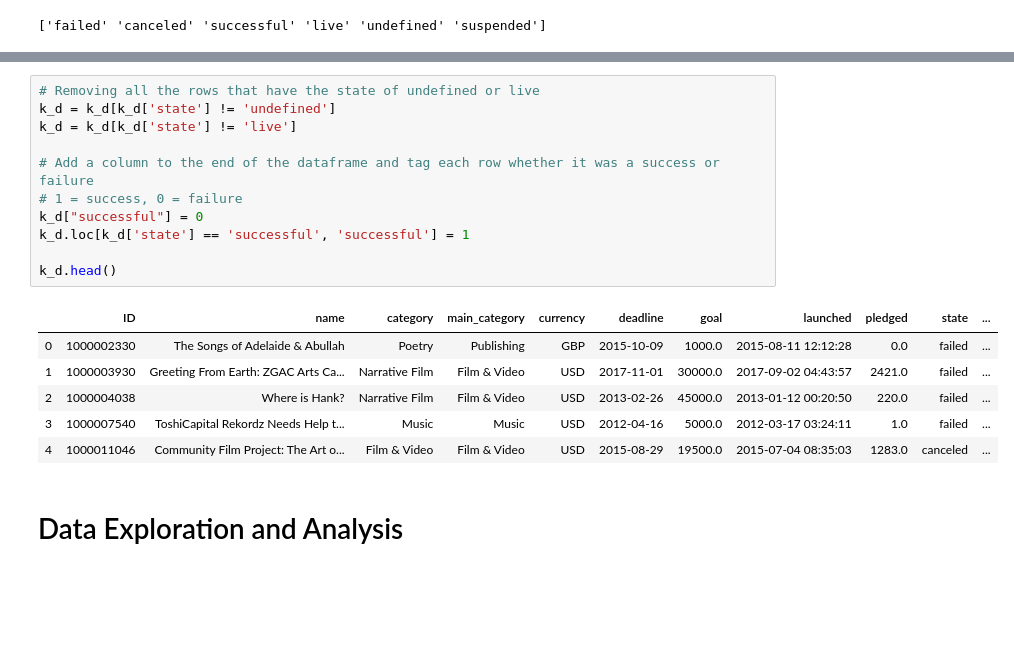
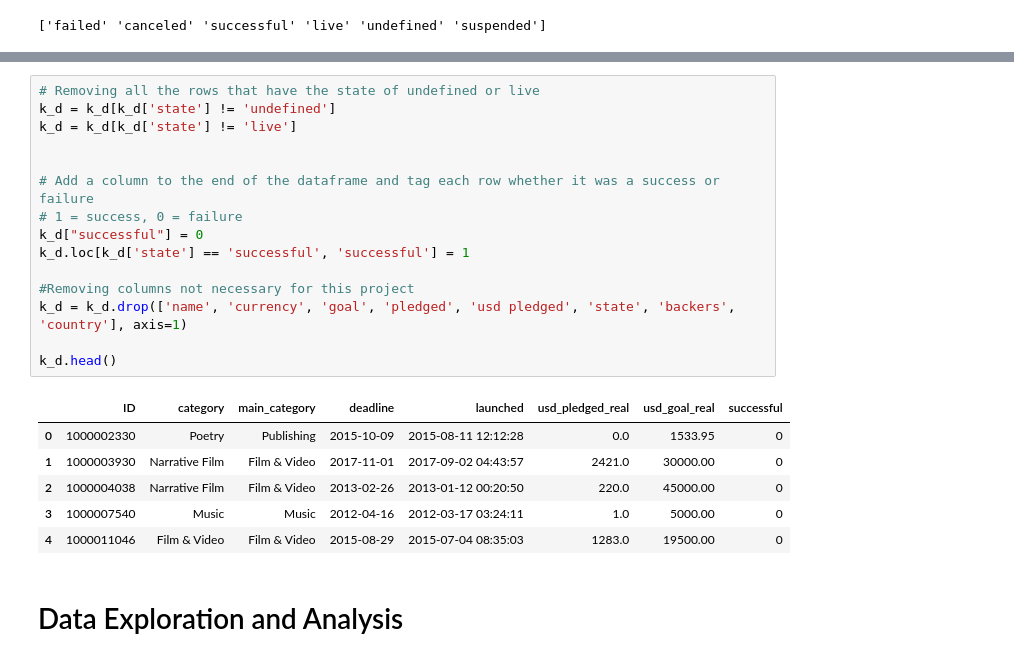
Before and after one commit to David-Collins/kickstarter, a Jupyter notebook: kickstarter.ipynb, the cells around one changed output, grey strips where cells are left out. Cells and saved outputs as stored; diff of their text form; blank space fills up the shorter version.

```diff
--- a/kickstarter.ipynb
+++ b/kickstarter.ipynb
@@ -69,21 +58,25 @@ Drop undefined and live since they can't necessarily be judged, consider failed,
 # %%
 # Removing all the rows that have the state of undefined or live
 k_d = k_d[k_d['state'] != 'undefined']
 k_d = k_d[k_d['state'] != 'live']
+
 
 # Add a column to the end of the dataframe and tag each row whether it was a success or failure
 # 1 = success, 0 = failure
 k_d["successful"] = 0
 k_d.loc[k_d['state'] == 'successful', 'successful'] = 1
 
+#Removing columns not necessary for this project
+k_d = k_d.drop(['name', 'currency', 'goal', 'pledged', 'usd pledged', 'state', 'backers', 'country'], axis=1)
+
 k_d.head()
 # %% [output]
-|  | ID | name | category | main_category | currency | deadline | goal | launched | pledged | state | ... |
-| 0 | 1000002330 | The Songs of Adelaide & Abullah | Poetry | Publishing | GBP | 2015-10-09 | 1000.0 | 2015-08-11 12:12:28 | 0.0 | failed | ... |
-| 1 | 1000003930 | Greeting From Earth: ZGAC Arts Ca... | Narrative Film | Film & Video | USD | 2017-11-01 | 30000.0 | 2017-09-02 04:43:57 | 2421.0 | failed | ... |
-| 2 | 1000004038 | Where is Hank? | Narrative Film | Film & Video | USD | 2013-02-26 | 45000.0 | 2013-01-12 00:20:50 | 220.0 | failed | ... |
-| 3 | 1000007540 | ToshiCapital Rekordz Needs Help t... | Music | Music | USD | 2012-04-16 | 5000.0 | 2012-03-17 03:24:11 | 1.0 | failed | ... |
-| 4 | 1000011046 | Community Film Project: The Art o... | Film & Video | Film & Video | USD | 2015-08-29 | 19500.0 | 2015-07-04 08:35:03 | 1283.0 | canceled | ... |
+|  | ID | category | main_category | deadline | launched | usd_pledged_real | usd_goal_real | successful |
+| 0 | 1000002330 | Poetry | Publishing | 2015-10-09 | 2015-08-11 12:12:28 | 0.0 | 1533.95 | 0 |
+| 1 | 1000003930 | Narrative Film | Film & Video | 2017-11-01 | 2017-09-02 04:43:57 | 2421.0 | 30000.00 | 0 |
+| 2 | 1000004038 | Narrative Film | Film & Video | 2013-02-26 | 2013-01-12 00:20:50 | 220.0 | 45000.00 | 0 |
+| 3 | 1000007540 | Music | Music | 2012-04-16 | 2012-03-17 03:24:11 | 1.0 | 5000.00 | 0 |
+| 4 | 1000011046 | Film & Video | Film & Video | 2015-08-29 | 2015-07-04 08:35:03 | 1283.0 | 19500.00 | 0 |
 # %% [markdown]
 # Data Exploration and Analysis
 # %% [markdown]
```
Also changed, not shown: parts of 44 cells of this notebook.
